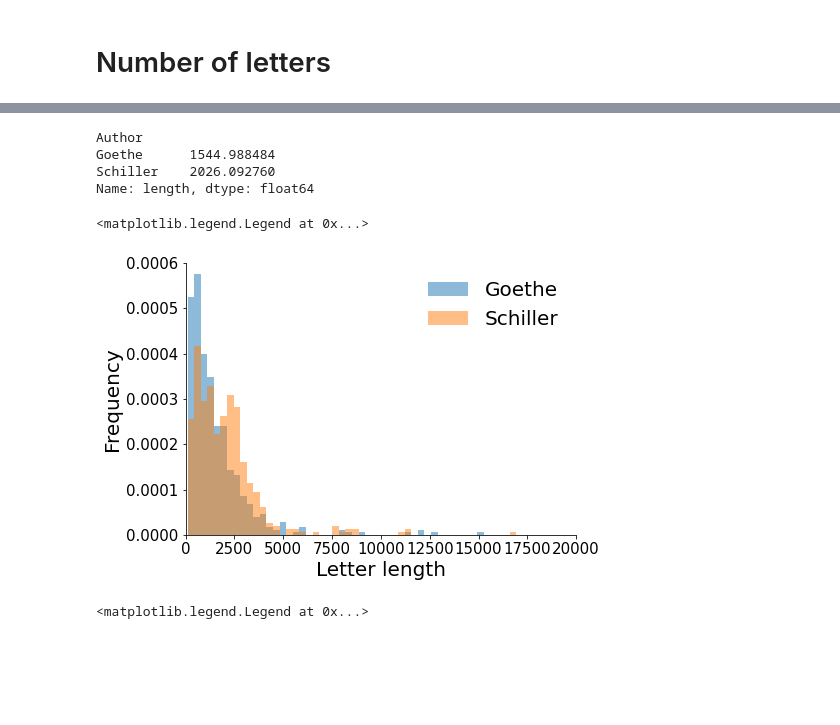
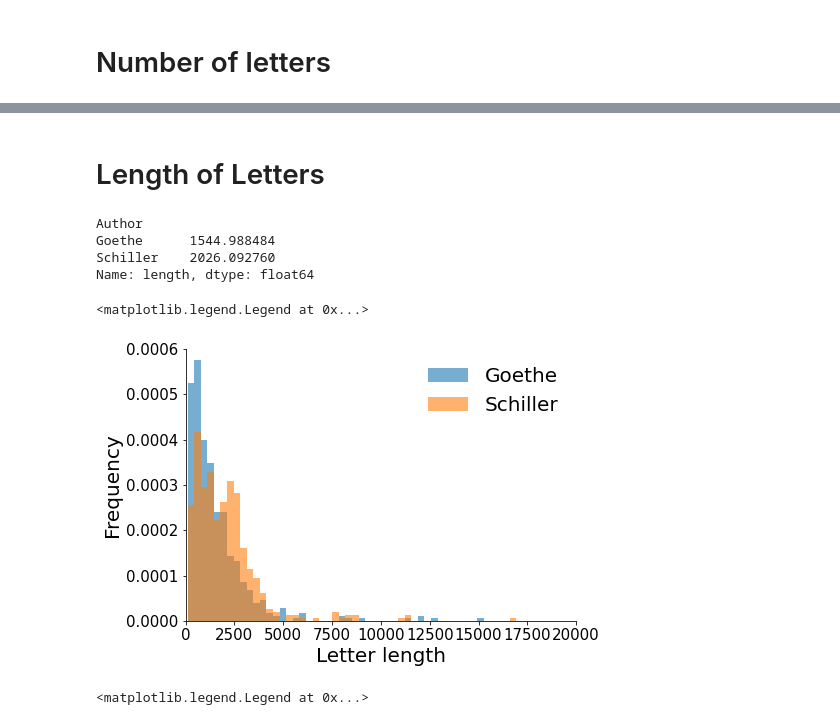
Before and after one commit to Ma-Fi-94/letters, a Jupyter notebook: Descriptive.ipynb, the cells around one changed output, grey strips where cells are left out. Saved outputs shown, nothing was run; the diff lists cells and outputs as text; code cells hidden in the pictures; blank space fills up the shorter version.

```diff
--- a/Descriptive.ipynb
+++ b/Descriptive.ipynb
@@ -51,28 +49,30 @@ Name: Author, dtype: int64
-# %%
-# Calculate length of every letter
-df["length"] = [len(l) for l in df.Content]
-print(df.groupby("Author").mean().length)
-
-# Plot distribution of letter lenghts
-fig, ax = plt.subplots(1,1,figsize=(7,5))
-ax.set_xlabel("Letter length", size=20)
-ax.set_ylabel("Frequency", size=20)
-ax.tick_params(axis='both', which='major', labelsize=15)
-ax.spines["top"].set_visible(False)
-ax.spines["right"].set_visible(False)
-ax.set_xlim((0,20000))
-ax.set_ylim((0,0.0006))
-ax.hist([df[df.Author=="Schiller"].length, df[df.Author=="Goethe"].length],
-        bins=50, histtype="stepfilled", density=True, alpha=.5, label=["Schiller", "Goethe"],\
-        linewidth=3, color=["C1", "C0"]);
-ax.legend(loc=1, frameon=False, fontsize=20)
-# %% [output]
-Author
-Goethe      1544.988484
-Schiller    2026.092760
-Name: length, dtype: float64
-<matplotlib.legend.Legend at 0x...>
-[figure, removed]
+# %% [markdown]
+# Length of Letters
+# %%
+# Calculate length of every letter
+df["length"] = [len(l) for l in df.Content]
+print(df.groupby("Author").mean().length)
+
+# Plot distribution of letter lenghts
+fig, ax = plt.subplots(1,1,figsize=(7,5))
+ax.set_xlabel("Letter length", size=20)
+ax.set_ylabel("Frequency", size=20)
+ax.tick_params(axis='both', which='major', labelsize=15)
+ax.spines["top"].set_visible(False)
+ax.spines["right"].set_visible(False)
+ax.set_xlim((0,20000))
+ax.set_ylim((0,0.0006))
+ax.hist([df[df.Author=="Schiller"].length, df[df.Author=="Goethe"].length],
+        bins=50, histtype="stepfilled", density=True, alpha=.6, label=["Schiller", "Goethe"],\
+        linewidth=3, color=["C1", "C0"]);
+ax.legend(loc=1, frameon=False, fontsize=20)
+# %% [output]
+Author
+Goethe      1544.988484
+Schiller    2026.092760
+Name: length, dtype: float64
+<matplotlib.legend.Legend at 0x...>
+[figure, added]
 # %%
 # Cumulative number of words over time per author and in sum
 df["cum_words"] = np.cumsum(df.length)
```
Also changed, not shown: parts of 2 cells of this notebook.
